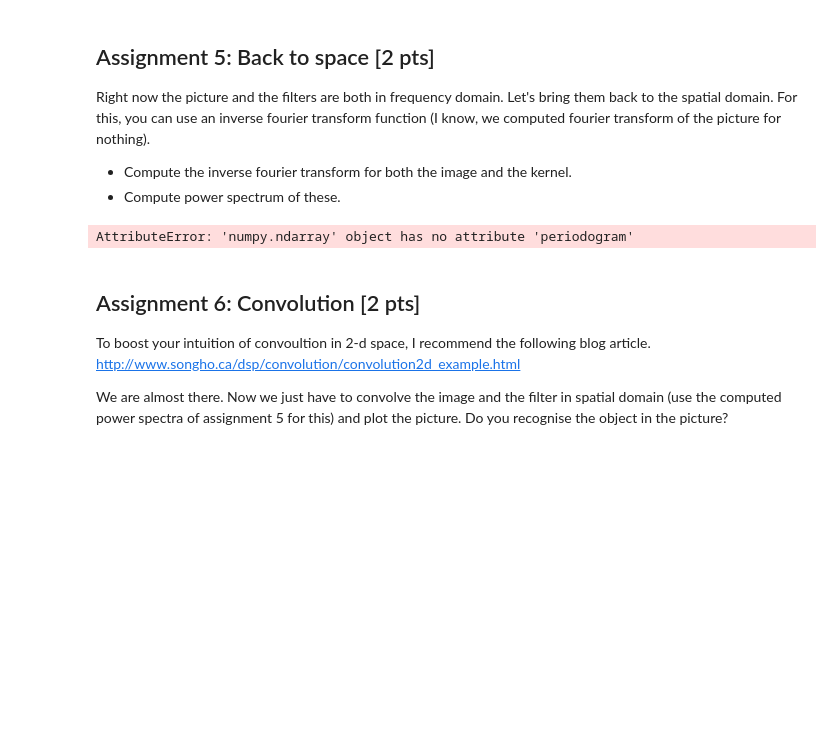
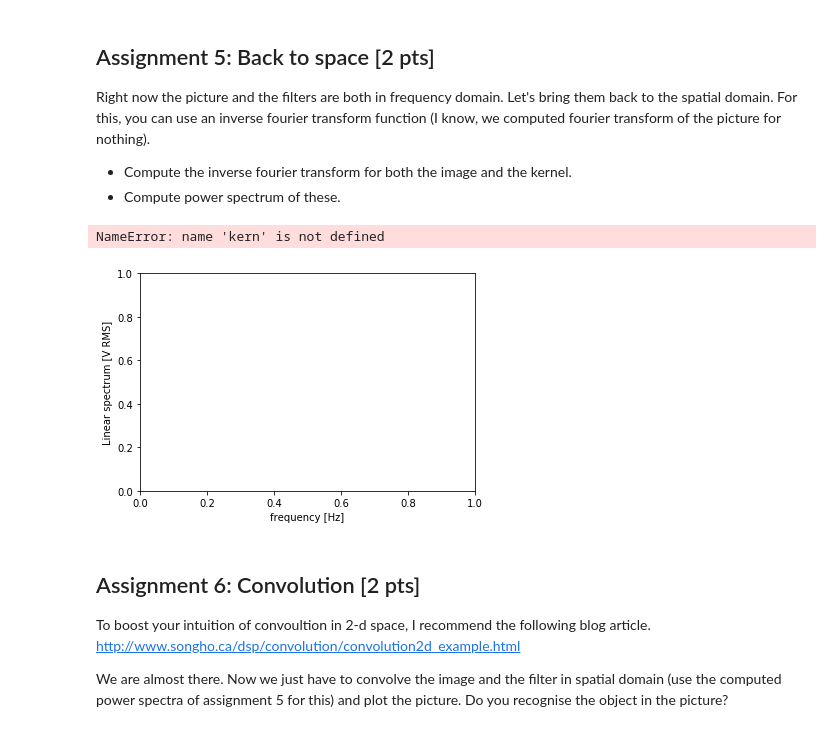
Before and after one commit to NBP-ACC/week-9-acc_8, a Jupyter notebook: sheet07.ipynb, the cells around one changed output. Saved outputs shown, nothing was run; the diff lists cells and outputs as text; code cells hidden in the pictures; blank space fills up the shorter version.

```diff
--- a/sheet07.ipynb
+++ b/sheet07.ipynb
@@ -187,12 +187,12 @@ shape=(120,120)
 sigma=3.0
 m,n = [(ss-1.)/2. for ss in shape]
 y,x = np.ogrid[-m:m+1,-n:n+1]
-h = np.exp( -(x*x + y*y) / (2.*sigma*sigma) )
+filtered_img = np.exp( -(x*x + y*y) / (2.*sigma*sigma) )
 h[ h < np.finfo(h.dtype).eps*h.max() ] = 0
 
 
 plt.figure()
-plt.imshow(h)
+plt.imshow(filtered_img)
 # %% [output]
 <matplotlib.image.AxesImage at 0x...>
 [figure]
@@ -203,21 +203,29 @@ Right now the picture and the filters are both in frequency domain. Let's bring
 - Compute power spectrum of these.
 # %%
 # TODO
+
+
+
+
+
+
 # compute inverse Fourier Transform for the picture
-inverse_FFT = np.fft.ifft2(data)
+inverse_FFT = np.fft.ifft2(FFT)
+
+# compute inverse Fourier Transform for the kernel
+inverse_FFT_kernel = fftpack.ifftshift(np.abs(np.fft.ifft2(filtered_img)))
 # compute power spectrum
-f, Pxx_spec = signal.periodogram(inverse_FFT, scaling='spectrum', return_onesided=False)
+#f, Pxx_spec = signal.periodogram(inverse_FFT, scaling='spectrum', return_onesided=False)
 plt.figure()
 #plt.semilogy(f, np.sqrt(Pxx_spec))
-plt.ylim([1e-4, 1e1])
+#plt.ylim([1e-4, 1e1])
 plt.xlabel('frequency [Hz]')
 plt.ylabel('Linear spectrum [V RMS]')
-plt.show(all)
-
-# compute inverse Fourier Transform for the kernel
-inverse_FFT_kernel = np.fft.ifft2(filtered_img)
+plt.imshow((np.log((kern))))
+#plt.show(all)
 # %% [output]
-AttributeError: 'numpy.ndarray' object has no attribute 'periodogram'
+NameError: name 'kern' is not defined
+[figure, added]
 # %% [markdown]
 ## Assignment 6: Convolution [2 pts]
 
```
